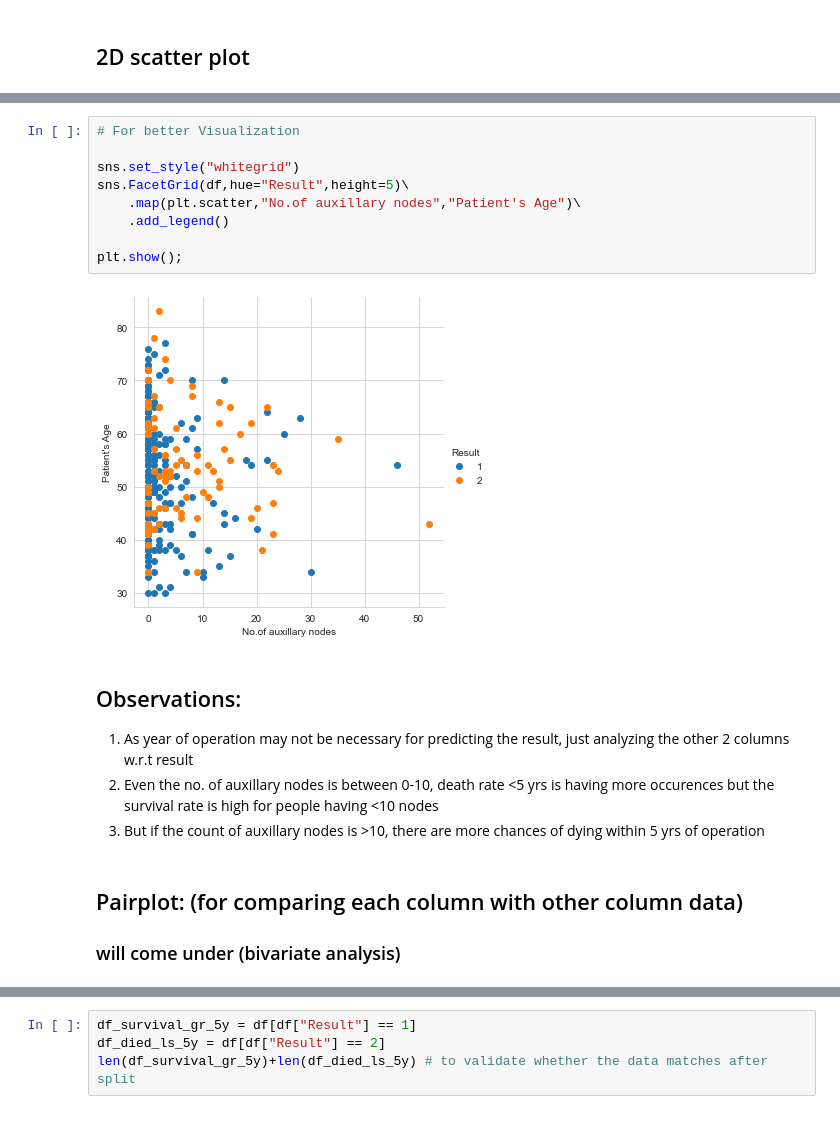
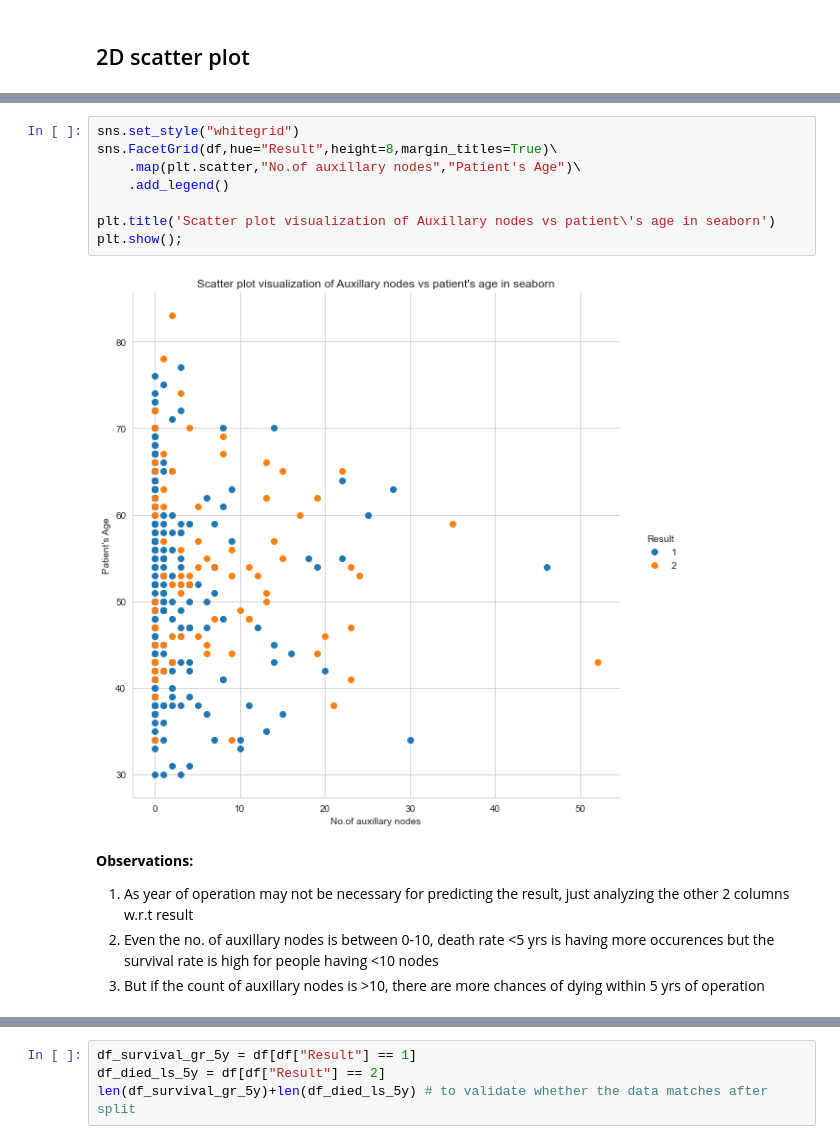
Before and after one commit to Chaitanya-Majety/Jupyter, a Jupyter notebook: Jupyter Notebooks/Data Analysis/haberman.ipynb, the cells around one changed output, grey strips where cells are left out. Drawn from its saved outputs; the diff is of its cells as text.

```diff
--- a/Jupyter Notebooks/Data Analysis/haberman.ipynb
+++ b/Jupyter Notebooks/Data Analysis/haberman.ipynb
@@ -74,19 +87,16 @@ plt.show()
 # %%
-# For better Visualization
-
 sns.set_style("whitegrid")
-sns.FacetGrid(df,hue="Result",height=5)\
+sns.FacetGrid(df,hue="Result",height=8,margin_titles=True)\
     .map(plt.scatter,"No.of auxillary nodes","Patient's Age")\
     .add_legend()
 
+plt.title('Scatter plot visualization of Auxillary nodes vs patient\'s age in seaborn')
 plt.show();
 # %% [output]
-[figure, old version]
+[figure, new version]
 # %% [markdown]
-## Observations:
+**Observations:**
+
 1. As year of operation may not be necessary for predicting the result, just analyzing the other 2 columns w.r.t result
 2. Even the no. of auxillary nodes is between 0-10, death rate <5 yrs is having more occurences but the survival rate is high for people having <10 nodes
 3. But if the count of auxillary nodes is >10, there are more chances of dying within 5 yrs of operation
-# %% [markdown]
-## Pairplot: (for comparing each column with other column data)
-### will come under (bivariate analysis)
```
Also changed, not shown: parts of 71 cells of this notebook.
